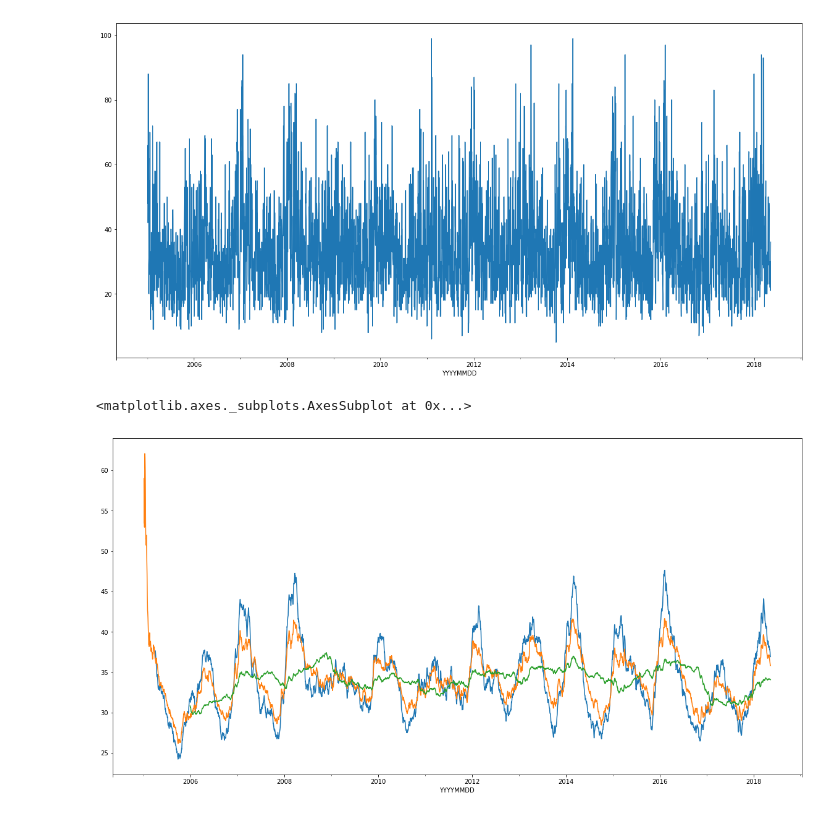
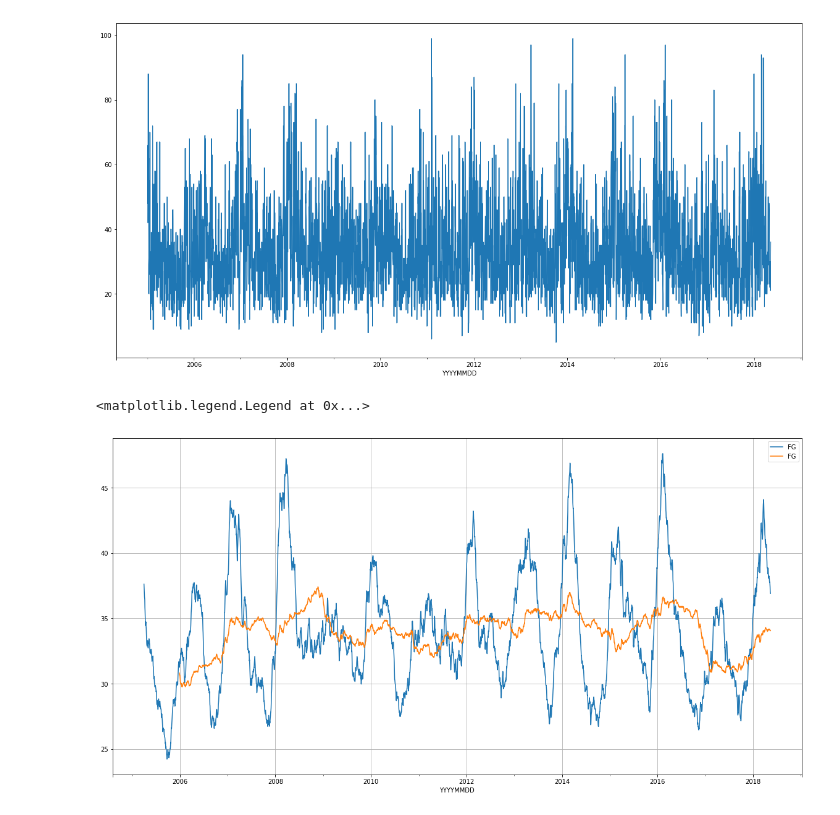
Before and after one commit to wouterdewinter/ai-captain, a Jupyter notebook: notebooks/demo-timeseries.ipynb, the cells around one changed output. Cells and saved outputs as stored; diff of their text form; code cells hidden in the pictures.

```diff
--- a/notebooks/demo-timeseries.ipynb
+++ b/notebooks/demo-timeseries.ipynb
@@ -13,8 +13,8 @@ import os
 # SP	Percentage van de langst mogelijke zonneschijnduur
 # FG	Etmaalgemiddelde windsnelheid (in 0.1 m/s)
 
-data = pd.read_csv(os.path.join('..', 'data', 'datasets', 'etmgeg_260.csv'), index_col='YYYYMMDD', parse_dates=['YYYYMMDD'])
-data.head()
+df = pd.read_csv(os.path.join('..', 'data', 'datasets', 'etmgeg_260.csv'), index_col='YYYYMMDD', parse_dates=['YYYYMMDD'])
+df.head()
 # %% [output]
 |  | TG | RH | SP | FG |
 | YYYYMMDD |  |  |  |  |
@@ -32,11 +32,12 @@ data.FG.plot(ax=ax)
 # %%
 # moving windows
 _, ax = plt.subplots(figsize=(20, 10))
-data.FG.rolling(90).mean().plot(ax=ax)
-data.FG.ewm(90).mean().plot(ax=ax)
-data.FG.rolling(360).mean().plot(ax=ax)
+df.FG.rolling(90).mean().plot(ax=ax)
+df.FG.rolling(360).mean().plot(ax=ax)
+plt.grid(True)
+plt.legend()
 # %% [output]
-<matplotlib.axes._subplots.AxesSubplot at 0x...>
+<matplotlib.legend.Legend at 0x...>
-[figure, old version]
+[figure, new version]
 # %%
 # use seasonal features
```
Also changed, not shown: parts of 2 cells of this notebook, 2 other files.
